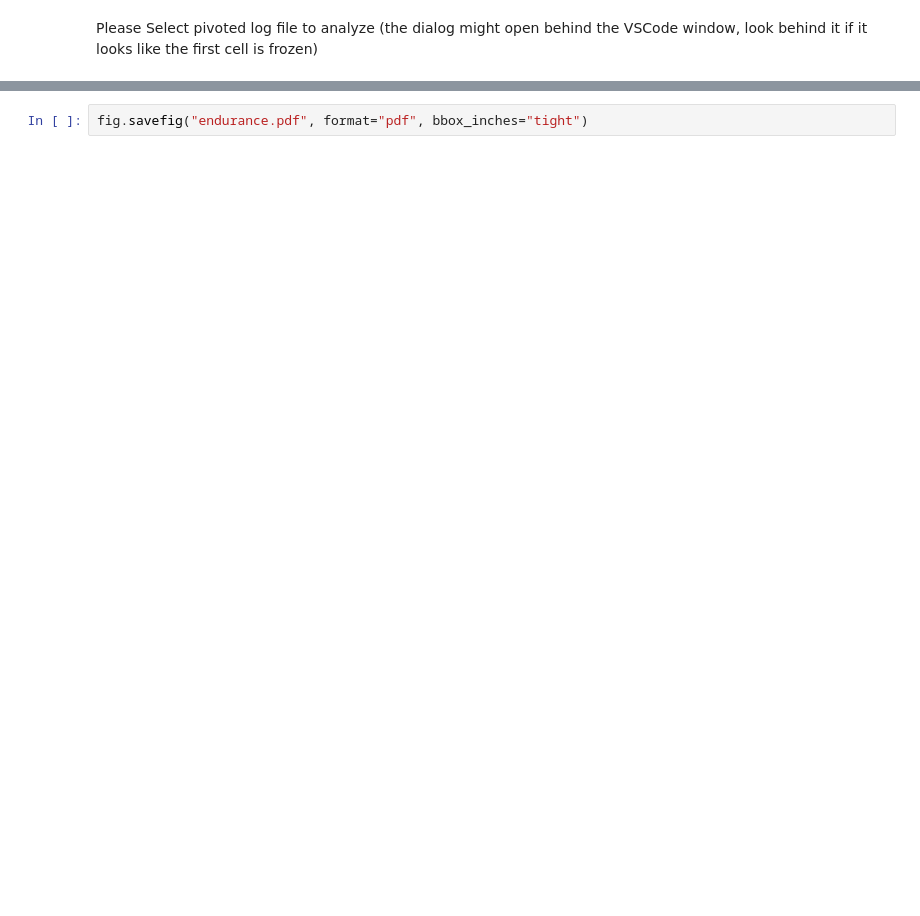
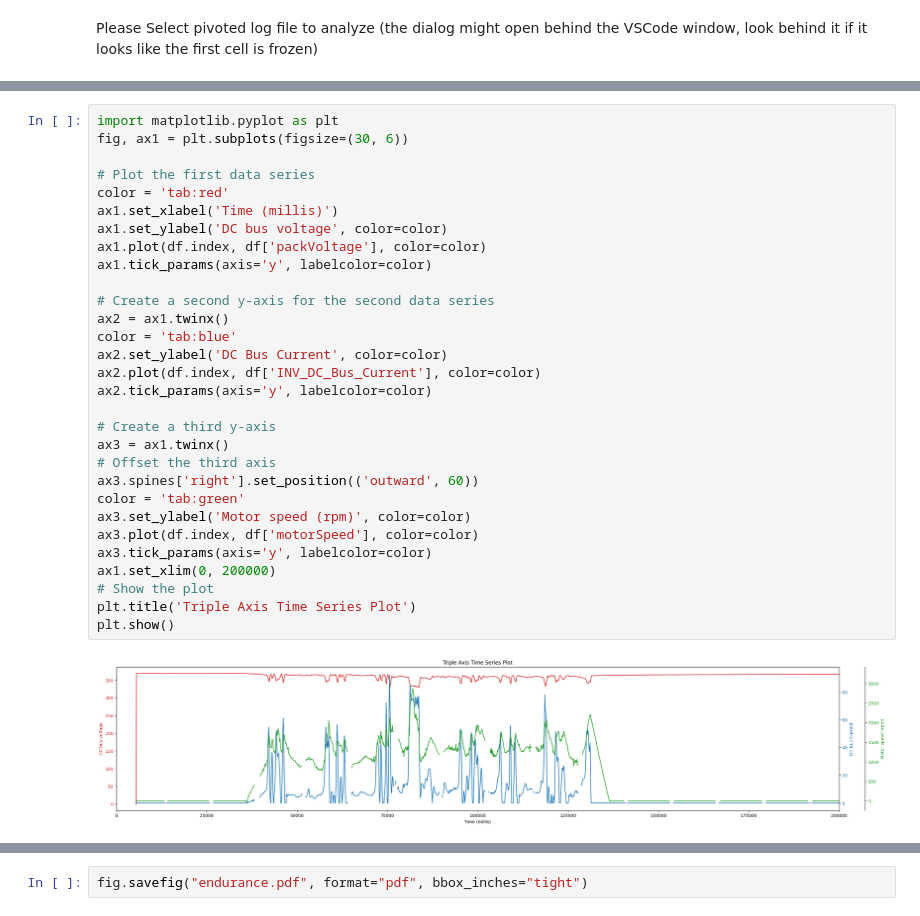
Before and after one commit to Western-Formula-Racing/data-tools, a Jupyter notebook: daq_analysis.ipynb, the cells around one changed output, grey strips where cells are left out. Saved outputs shown, nothing was run; the diff lists cells and outputs as text; blank space fills up the shorter version.

Commit message:
add some more graphs

```diff
--- a/daq_analysis.ipynb
+++ b/daq_analysis.ipynb
@@ -70,0 +69,32 @@ plt.show()
+# %%
+import matplotlib.pyplot as plt
+fig, ax1 = plt.subplots(figsize=(30, 6))
+
+# Plot the first data series
+color = 'tab:red'
+ax1.set_xlabel('Time (millis)')
+ax1.set_ylabel('DC bus voltage', color=color)
+ax1.plot(df.index, df['packVoltage'], color=color)
+ax1.tick_params(axis='y', labelcolor=color)
+
+# Create a second y-axis for the second data series
+ax2 = ax1.twinx()
+color = 'tab:blue'
+ax2.set_ylabel('DC Bus Current', color=color)
+ax2.plot(df.index, df['INV_DC_Bus_Current'], color=color)
+ax2.tick_params(axis='y', labelcolor=color)
+
+# Create a third y-axis
+ax3 = ax1.twinx()
+# Offset the third axis
+ax3.spines['right'].set_position(('outward', 60))
+color = 'tab:green'
+ax3.set_ylabel('Motor speed (rpm)', color=color)
+ax3.plot(df.index, df['motorSpeed'], color=color)
+ax3.tick_params(axis='y', labelcolor=color)
+ax1.set_xlim(0, 200000)
+# Show the plot
+plt.title('Triple Axis Time Series Plot')
+plt.show()
+# %% [output]
+[figure, added]
```
Also changed, not shown: parts of 4 cells of this notebook, 1 other file.
